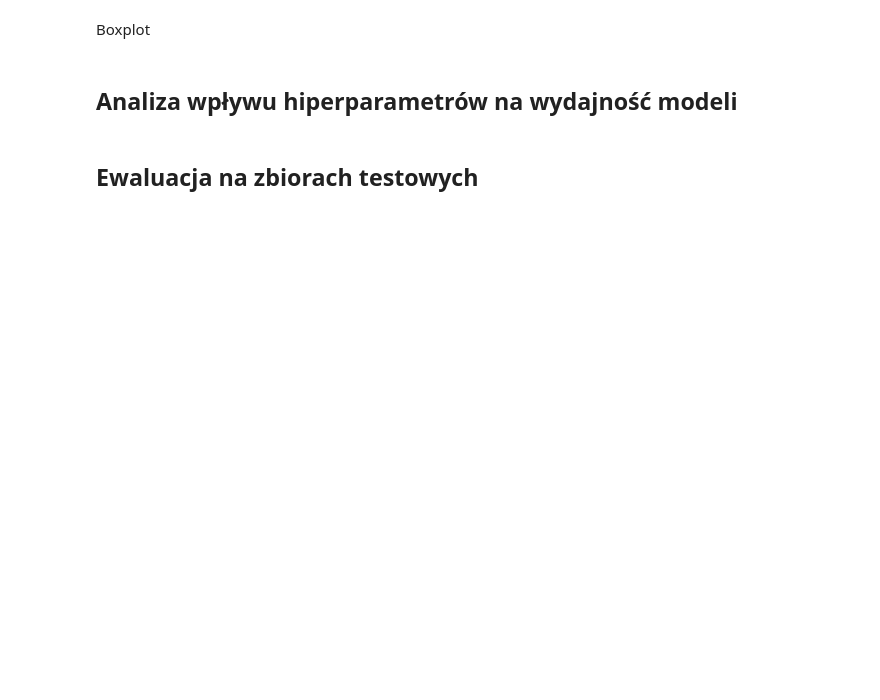
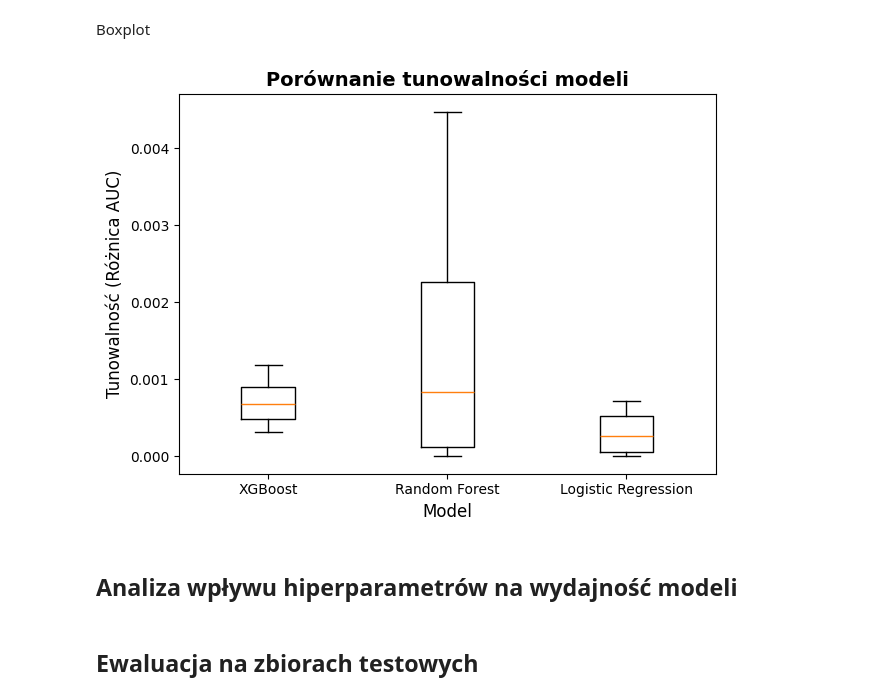
Before and after one commit to oliwiawojcicka/AutoML, a Jupyter notebook: tunning_all_models.ipynb, the cells around one changed output. Saved outputs shown, nothing was run; the diff lists cells and outputs as text; code cells hidden in the pictures; blank space fills up the shorter version.

Commit message:
default vs best params

```diff
--- a/tunning_all_models.ipynb
+++ b/tunning_all_models.ipynb
@@ -364,7 +364,7 @@ best_scores ={}
 diff_scores = {}
 for i in range(len(models)):
     model = models[i]
-    default_params = default_params[models_names[i]]
+    #default = to_dict(default_params[models_names[i]][0][1:-1].split(', '))
     list_best_params = []
     list_best_params.extend(
         best_params[models_names[i], j] for j in range(len(datasets))
@@ -401,12 +454,15 @@ NameError: name 'diff_scores' is not defined
 # %% [markdown]
 Boxplot
 # %%
-plt.boxplot(data=[diff_scores[models_names[0]], diff_scores[models_names[1]], diff_scores[models_names[2]]], labels=models)
+# pass the data as the first positional argument (plt.boxplot expects x as positional)
+plt.boxplot([diff_scores[models_names[0]], diff_scores[models_names[1]], diff_scores[models_names[2]]], labels=models)
 plt.title('Porównanie tunowalności modeli', fontsize=14, fontweight='bold')
 plt.ylabel('Tunowalność (Różnica AUC)', fontsize=12)
 plt.xlabel('Model', fontsize=12)
 plt.tight_layout()
 plt.show()
+# %% [output]
+[figure, added]
 # %% [markdown]
 ## Analiza wpływu hiperparametrów na wydajność modeli
 # %% [markdown]
```
Also changed, not shown: parts of 2 cells of this notebook, 1 other file.
